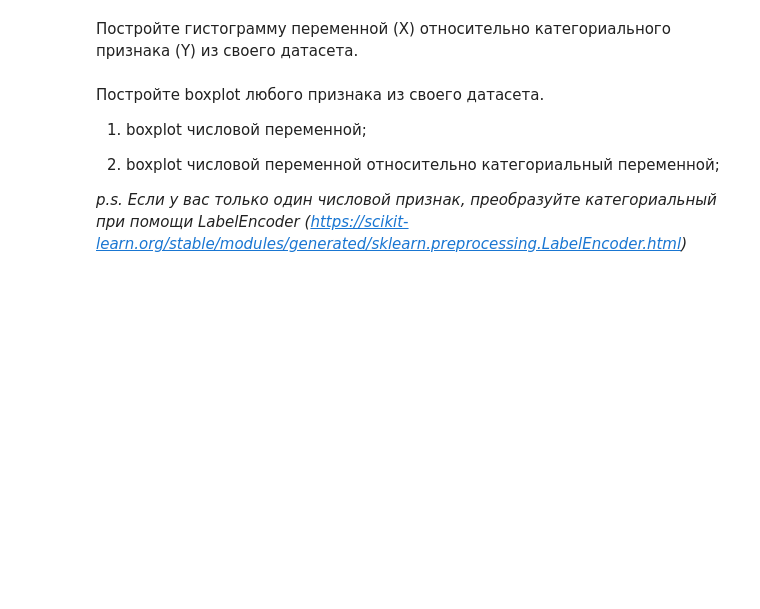
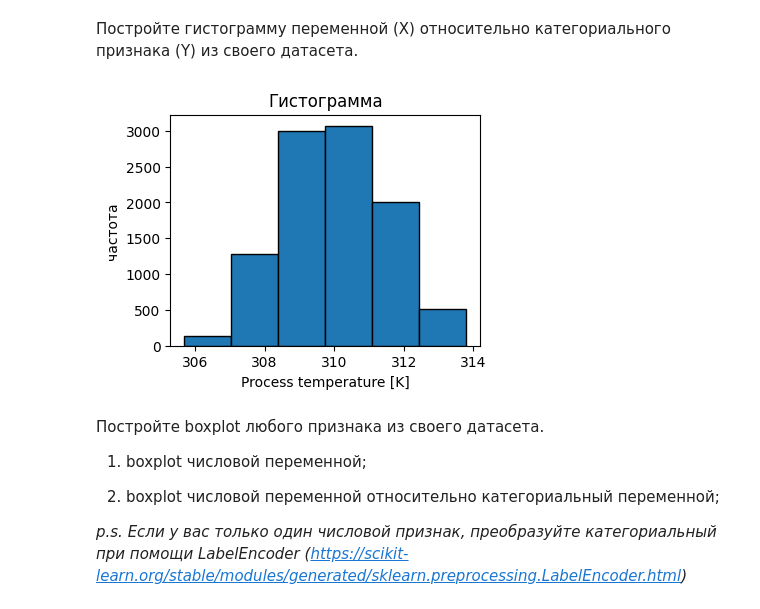
Before and after one commit to kaimakov-rk/kokoko, a Jupyter notebook: Copy_of_Задание_2.ipynb, the cells around one changed output. Drawn from its saved outputs; the diff is of its cells as text; code cells hidden in the pictures; blank space fills up the shorter version.

```diff
--- a/Copy_of_Задание_2.ipynb
+++ b/Copy_of_Задание_2.ipynb
@@ -27,0 +46,3 @@ df = # чтение файла
+# %%
+df = pd.read_csv("/content/predictive_maintenance.csv")
+df.columns.tolist() # четать файл
@@ -27,0 +60,7 @@ df = # чтение файла
+# %%
+cat_name = "Failure Type"
+df[cat_name] = df[cat_name].astype("category")
+# %%
+name = "Process temperature [K]"
+describe =  df[name].describe(include='all')
+describe # ваш код здесь
@@ -81,3 +149,13 @@ Example: видим, что среднее и отклонение различ
+# %%
+# Пример гистограммы для возраста
+plt.figure(figsize=(4, 3))
+plt.hist(df[name], bins=6, edgecolor='black')
+plt.title('Гистограмма')
+plt.xlabel(name)
+plt.ylabel("частота")
+plt.show()
+# %% [output]
+[figure, added]
 # %% [markdown]
 Постройте boxplot любого признака из своего датасета.
 
```
Also changed, not shown: parts of 29 cells of this notebook.
